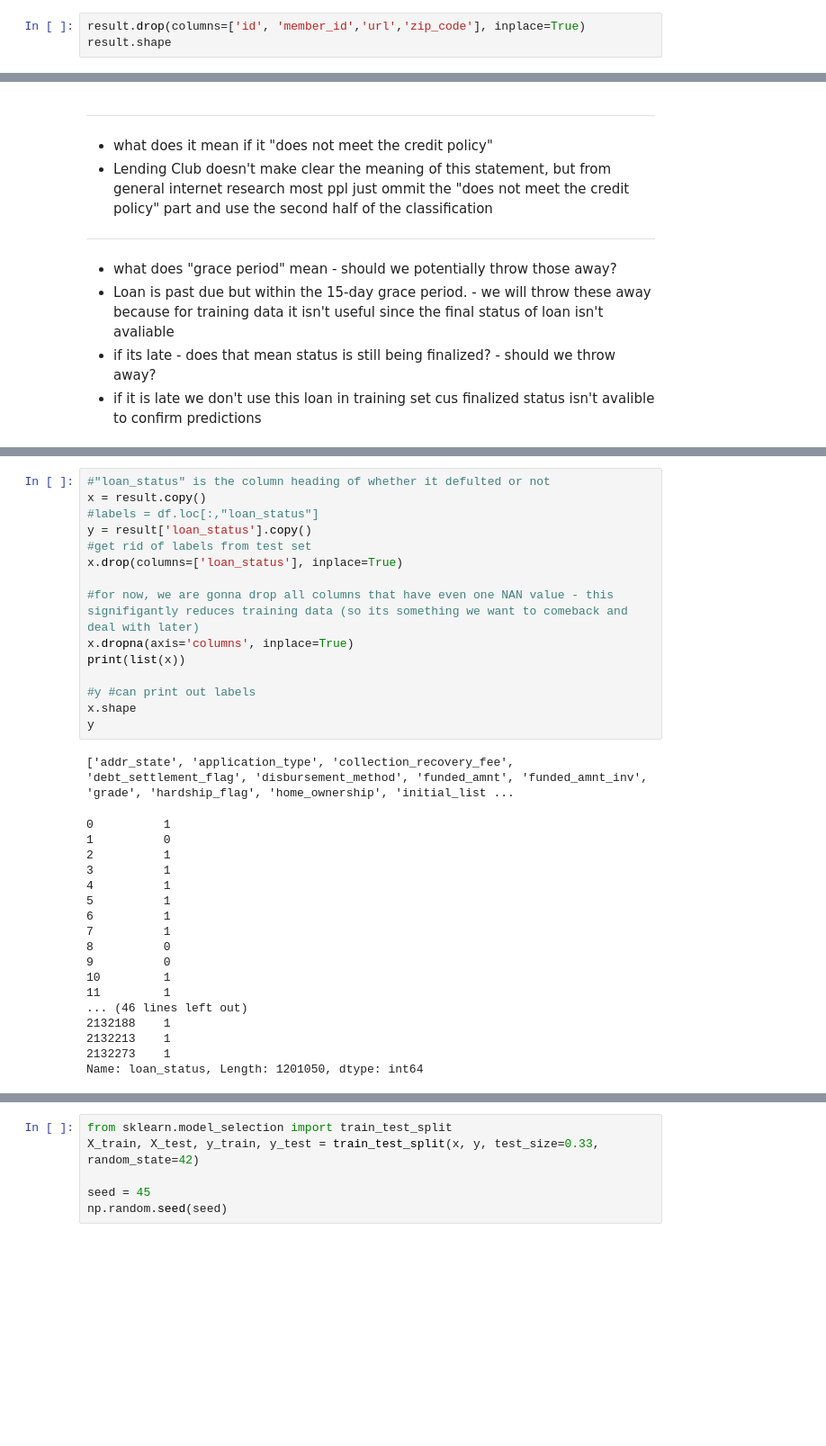
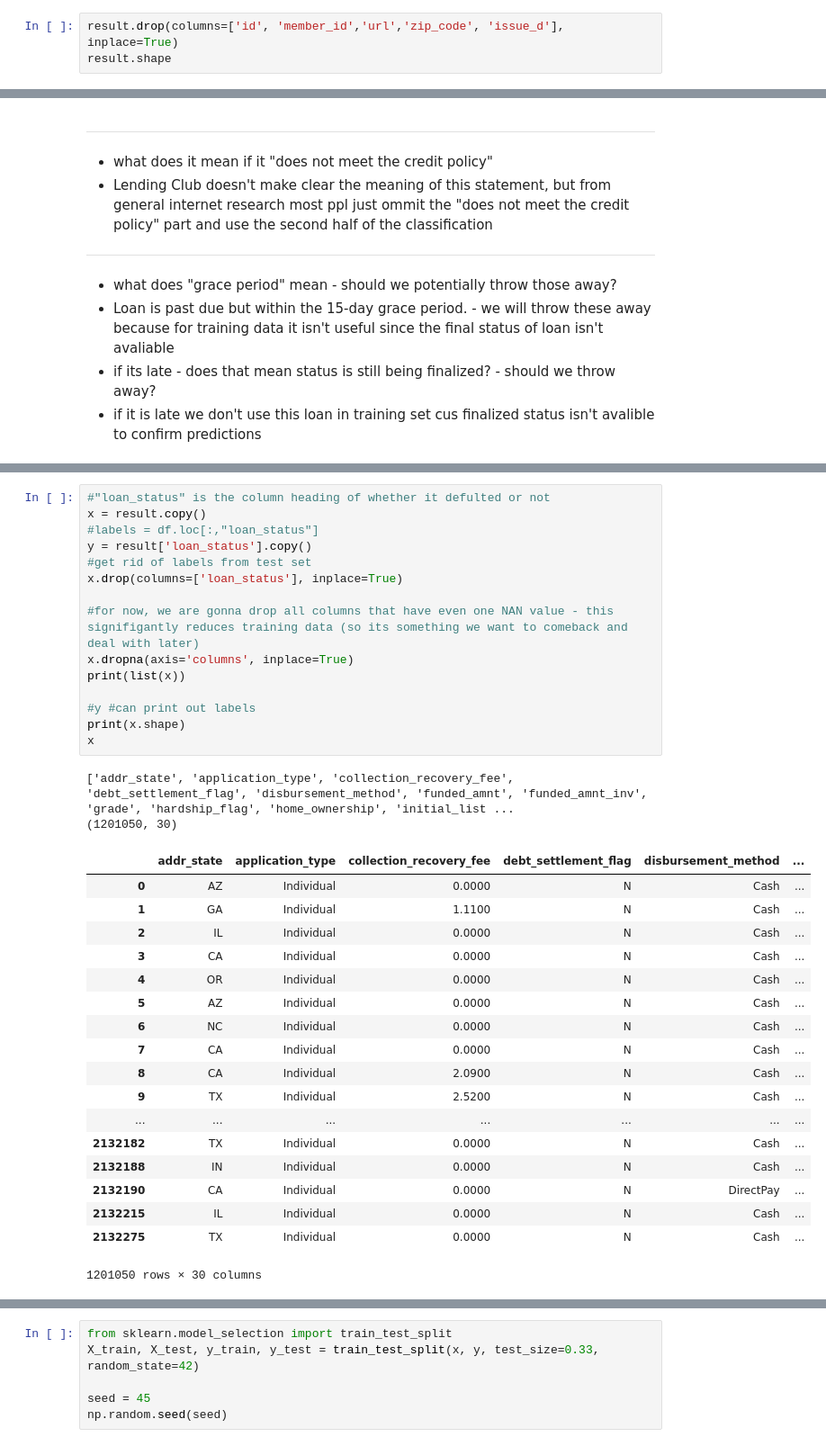
Before and after one commit to msakarvadia/Machine-Learning, a Jupyter notebook: LC_LoanDefaultRatePrediction.ipynb, the cells around one changed output, grey strips where cells are left out. Shown at 90% size. Drawn from its saved outputs; the diff is of its cells as text; blank space fills up the shorter version.

```diff
--- a/LC_LoanDefaultRatePrediction.ipynb
+++ b/LC_LoanDefaultRatePrediction.ipynb
@@ -59,4 +85,4 @@ result.shape
 # %%
-result.drop(columns=['id', 'member_id','url','zip_code'], inplace=True)
+result.drop(columns=['id', 'member_id','url','zip_code', 'issue_d'], inplace=True)
 result.shape
 # %% [output]
@@ -134,34 +160,36 @@ result.shape
 # %%
 #"loan_status" is the column heading of whether it defulted or not
 x = result.copy()
 #labels = df.loc[:,"loan_status"]
 y = result['loan_status'].copy()
 #get rid of labels from test set
 x.drop(columns=['loan_status'], inplace=True)
 
 #for now, we are gonna drop all columns that have even one NAN value - this signifigantly reduces training data (so its something we want to comeback and deal with later)
 x.dropna(axis='columns', inplace=True)
 print(list(x))
 
 #y #can print out labels
-x.shape
-y
+print(x.shape)
+x
 # %% [output]
 ['addr_state', 'application_type', 'collection_recovery_fee', 'debt_settlement_flag', 'disbursement_method', 'funded_amnt', 'funded_amnt_inv', 'grade', 'hardship_flag', 'home_ownership', 'initial_list ...
+(1201050, 30)
+|  | addr_state | application_type | collection_recovery_fee | debt_settlement_flag | disbursement_method | ... |
+| 0 | AZ | Individual | 0.0000 | N | Cash | ... |
+| 1 | GA | Individual | 1.1100 | N | Cash | ... |
+| 2 | IL | Individual | 0.0000 | N | Cash | ... |
+| 3 | CA | Individual | 0.0000 | N | Cash | ... |
+| 4 | OR | Individual | 0.0000 | N | Cash | ... |
+| 5 | AZ | Individual | 0.0000 | N | Cash | ... |
+| 6 | NC | Individual | 0.0000 | N | Cash | ... |
+| 7 | CA | Individual | 0.0000 | N | Cash | ... |
+| 8 | CA | Individual | 2.0900 | N | Cash | ... |
+| 9 | TX | Individual | 2.5200 | N | Cash | ... |
+| ... | ... | ... | ... | ... | ... | ... |
+| 2132182 | TX | Individual | 0.0000 | N | Cash | ... |
+| 2132188 | IN | Individual | 0.0000 | N | Cash | ... |
+| 2132190 | CA | Individual | 0.0000 | N | DirectPay | ... |
+| 2132215 | IL | Individual | 0.0000 | N | Cash | ... |
+| 2132275 | TX | Individual | 0.0000 | N | Cash | ... |
-0          1
-1          0
-2          1
-3          1
-4          1
-5          1
-6          1
-7          1
-8          0
-9          0
-10         1
-11         1
-... (46 lines left out)
-2132188    1
-2132213    1
-2132273    1
-Name: loan_status, Length: 1201050, dtype: int64
+1201050 rows × 30 columns
```
Also changed, not shown: parts of 22 cells of this notebook.
